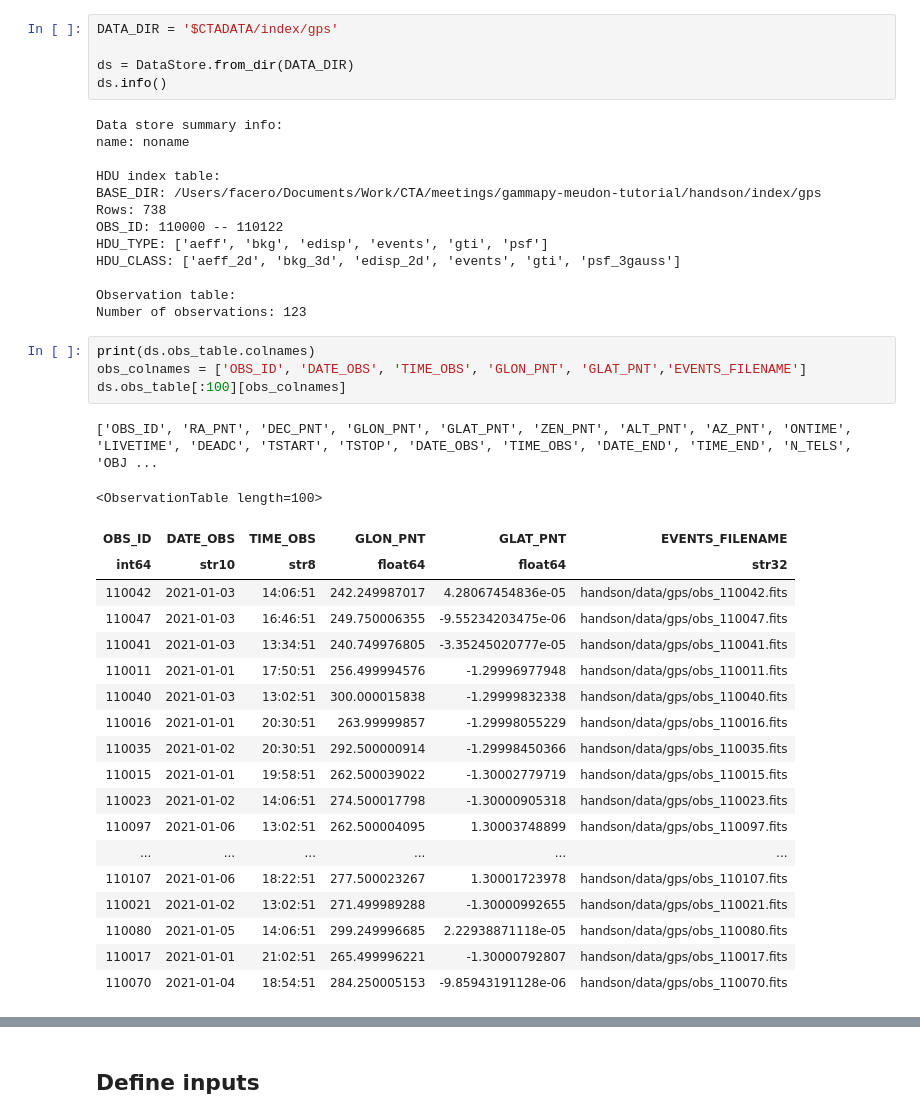
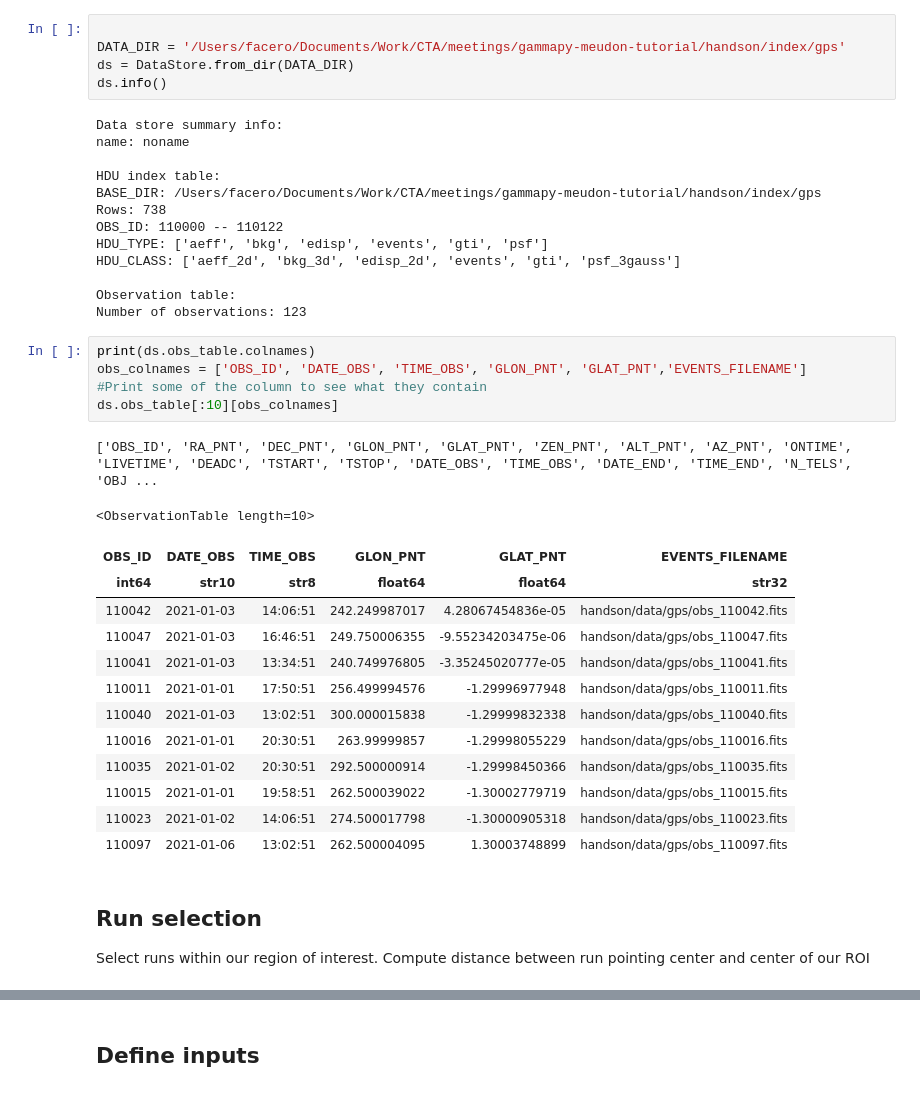
Before and after one commit to bkhelifi/gammapy-meudon-tutorial, a Jupyter notebook: notebooks/tutorial_gammapy_maps.ipynb, the cells around one changed output, grey strips where cells are left out. Drawn from its saved outputs; the diff is of its cells as text.

Commit message:
Updated gammapy_maps notebook

```diff
--- a/notebooks/tutorial_gammapy_maps.ipynb
+++ b/notebooks/tutorial_gammapy_maps.ipynb
@@ -82,8 +75,8 @@ log.setLevel(logging.ERROR)
 
 First, we have to load the CTA data exported to fits format (the format is described in detail [here](https://gamma-astro-data-formats.readthedocs.io/en/latest/)).
 # %%
-DATA_DIR = '$CTADATA/index/gps'
 
+DATA_DIR = '/Users/facero/Documents/Work/CTA/meetings/gammapy-meudon-tutorial/handson/index/gps'
 ds = DataStore.from_dir(DATA_DIR)
 ds.info()
 # %% [output]
@@ -102,26 +95,25 @@ Number of observations: 123
 # %%
 print(ds.obs_table.colnames)
 obs_colnames = ['OBS_ID', 'DATE_OBS', 'TIME_OBS', 'GLON_PNT', 'GLAT_PNT','EVENTS_FILENAME']
-ds.obs_table[:100][obs_colnames]
+#Print some of the column to see what they contain
+ds.obs_table[:10][obs_colnames]
 # %% [output]
 ['OBS_ID', 'RA_PNT', 'DEC_PNT', 'GLON_PNT', 'GLAT_PNT', 'ZEN_PNT', 'ALT_PNT', 'AZ_PNT', 'ONTIME', 'LIVETIME', 'DEADC', 'TSTART', 'TSTOP', 'DATE_OBS', 'TIME_OBS', 'DATE_END', 'TIME_END', 'N_TELS', 'OBJ ...
-<ObservationTable length=100>
+<ObservationTable length=10>
 | OBS_ID | DATE_OBS | TIME_OBS | GLON_PNT | GLAT_PNT | EVENTS_FILENAME |
 | int64 | str10 | str8 | float64 | float64 | str32 |
 | 110042 | 2021-01-03 | 14:06:51 | 242.249987017 | 4.28067454836e-05 | handson/data/gps/obs_110042.fits |
 | 110047 | 2021-01-03 | 16:46:51 | 249.750006355 | -9.55234203475e-06 | handson/data/gps/obs_110047.fits |
 | 110041 | 2021-01-03 | 13:34:51 | 240.749976805 | -3.35245020777e-05 | handson/data/gps/obs_110041.fits |
 | 110011 | 2021-01-01 | 17:50:51 | 256.499994576 | -1.29996977948 | handson/data/gps/obs_110011.fits |
 | 110040 | 2021-01-03 | 13:02:51 | 300.000015838 | -1.29999832338 | handson/data/gps/obs_110040.fits |
 | 110016 | 2021-01-01 | 20:30:51 | 263.99999857 | -1.29998055229 | handson/data/gps/obs_110016.fits |
 | 110035 | 2021-01-02 | 20:30:51 | 292.500000914 | -1.29998450366 | handson/data/gps/obs_110035.fits |
 | 110015 | 2021-01-01 | 19:58:51 | 262.500039022 | -1.30002779719 | handson/data/gps/obs_110015.fits |
 | 110023 | 2021-01-02 | 14:06:51 | 274.500017798 | -1.30000905318 | handson/data/gps/obs_110023.fits |
 | 110097 | 2021-01-06 | 13:02:51 | 262.500004095 | 1.30003748899 | handson/data/gps/obs_110097.fits |
-| ... | ... | ... | ... | ... | ... |
-| 110107 | 2021-01-06 | 18:22:51 | 277.500023267 | 1.30001723978 | handson/data/gps/obs_110107.fits |
-| 110021 | 2021-01-02 | 13:02:51 | 271.499989288 | -1.30000992655 | handson/data/gps/obs_110021.fits |
-| 110080 | 2021-01-05 | 14:06:51 | 299.249996685 | 2.22938871118e-05 | handson/data/gps/obs_110080.fits |
-| 110017 | 2021-01-01 | 21:02:51 | 265.499996221 | -1.30000792807 | handson/data/gps/obs_110017.fits |
-| 110070 | 2021-01-04 | 18:54:51 | 284.250005153 | -9.85943191128e-06 | handson/data/gps/obs_110070.fits |
+# %% [markdown]
+## Run selection
+Select runs within our region of interest.
+Compute distance between run pointing center and center of our ROI
 # %%
```
Also changed, not shown: parts of 8 cells of this notebook, 1 other file.
